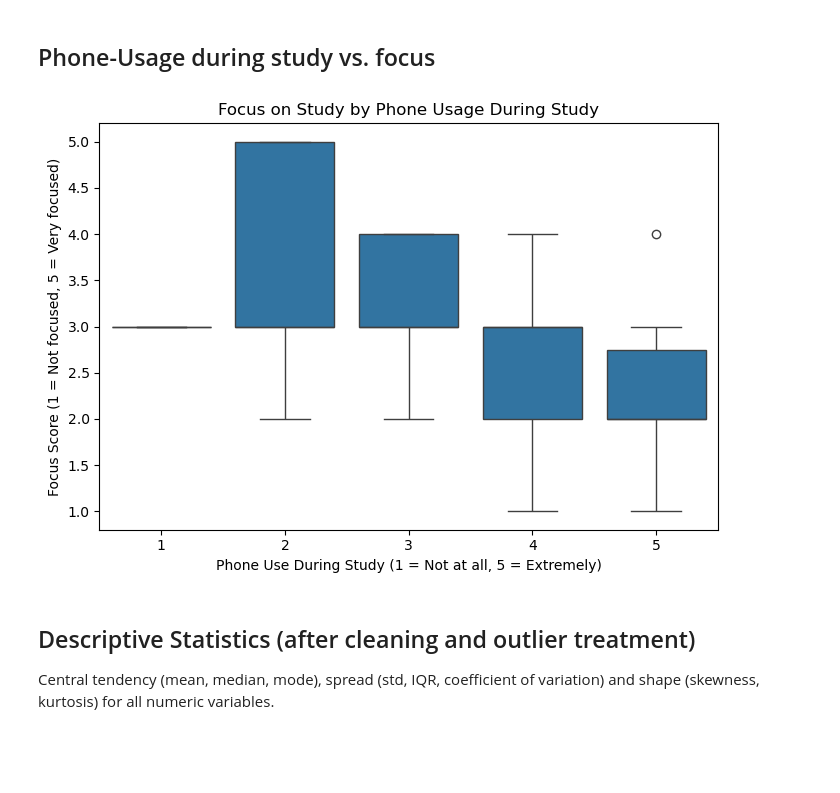
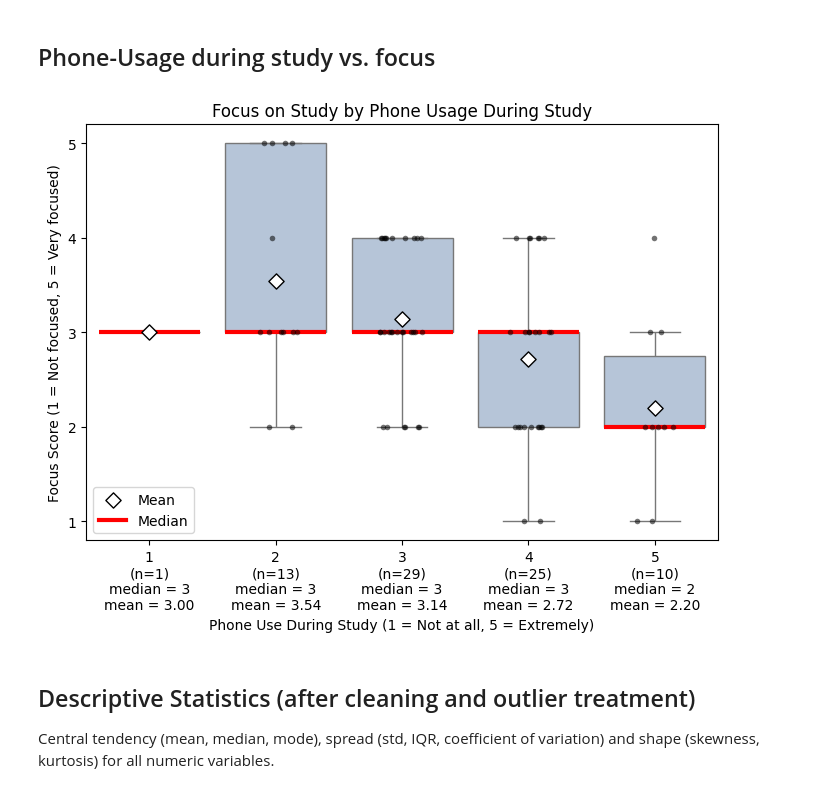
Before and after one commit to Sahasra-iiits/College-Student-Digital-LifeStyle-Profile-IDHV, a Jupyter notebook: AnalysisCode.ipynb, the cells around one changed output. Cells and saved outputs as stored; diff of their text form; code cells hidden in the pictures; blank space fills up the shorter version.

```diff
--- a/AnalysisCode.ipynb
+++ b/AnalysisCode.ipynb
@@ -687,7 +687,7 @@ plot_cols = [
 
 for col in cols:
     plt.figure(figsize=(8, 3))
-    sns.boxplot(x=df_copy[col])
+    sns.boxplot(x=df_copy[col], medianprops={"color": "red", "linewidth": 3})
     plt.title(f"Box Plot of {col}")
     plt.xlabel(col)
     plt.tight_layout()
@@ -1063,12 +1063,21 @@ for col in plot_vars:
 # %%
 plt.figure(figsize=(8, 5))
 
-sns.boxplot(
+order = ["Rarely", "Daily", "Several times a day"]
+ax = sns.boxplot(
     data=df_copy,
     x="AI_usage",
     y="cgpa",
-    order=["Rarely", "Daily", "Several times a day"]
+    order=order,
+    medianprops={"color": "red", "linewidth": 3}
 )
+
+# label each median so it is easy to read
+medians = df_copy.groupby("AI_usage")["cgpa"].median()
+for i, g in enumerate(order):
+    ax.text(i, medians[g] + 0.08, f"Median = {medians[g]:.2f}", ha="center", va="bottom",
+            fontsize=10, fontweight="bold", color="red",
+            bbox=dict(boxstyle="round,pad=0.2", fc="white", ec="red", lw=0.8))
 
 plt.title("CGPA by AI Usage Frequency")
 plt.xlabel("AI Usage Frequency")
@@ -1178,21 +1187,42 @@ plt.show()
 # %% [markdown]
 ## Phone-Usage during study vs. focus
 # %%
-plt.figure(figsize=(7, 5))
+plt.figure(figsize=(7, 5.6))
 
-sns.boxplot(
+levels = sorted(df_copy["phone_during_study"].unique())
+ax = sns.boxplot(
     data=df_copy,
     x="phone_during_study",
-    y="focus_score"
+    y="focus_score",
+    order=levels,
+    color="lightsteelblue",
+    medianprops={"color": "red", "linewidth": 3},
+    showfliers=False
 )
+
+# every student as a dot (jittered), so small groups and repeated scores are visible
+sns.stripplot(data=df_copy, x="phone_during_study", y="focus_score", order=levels,
+              color="black", alpha=0.55, size=4, jitter=0.18, ax=ax)
+
+# group mean (diamond), median (red line) and n under each category
+grp = df_copy.groupby("phone_during_study")["focus_score"]
+med, mean, cnt = grp.median(), grp.mean(), grp.size()
+ax.scatter(range(len(levels)), [mean[g] for g in levels], marker="D", s=60, color="white",
+           edgecolor="black", zorder=5, label="Mean")
+ax.plot([], [], color="red", linewidth=3, label="Median")
+ax.set_xticks(range(len(levels)))
+ax.set_xticklabels([f"{g}\n(n={cnt[g]})\nmedian = {med[g]:g}\nmean = {mean[g]:.2f}" for g in levels])
+ax.set_xlim(-0.5, len(levels) - 0.5)
+ax.set_yticks([1, 2, 3, 4, 5])
+ax.legend(loc="lower left")
 
 plt.title("Focus on Study by Phone Usage During Study")
 plt.xlabel("Phone Use During Study (1 = Not at all, 5 = Extremely)")
 plt.ylabel("Focus Score (1 = Not focused, 5 = Very focused)")
 plt.tight_layout()
 plt.show()
 # %% [output]
-[figure, old version]
+[figure, new version]
 # %% [markdown]
 ## Descriptive Statistics (after cleaning and outlier treatment)
 
```
Also changed, not shown: parts of 3 cells of this notebook, 1 other file.
